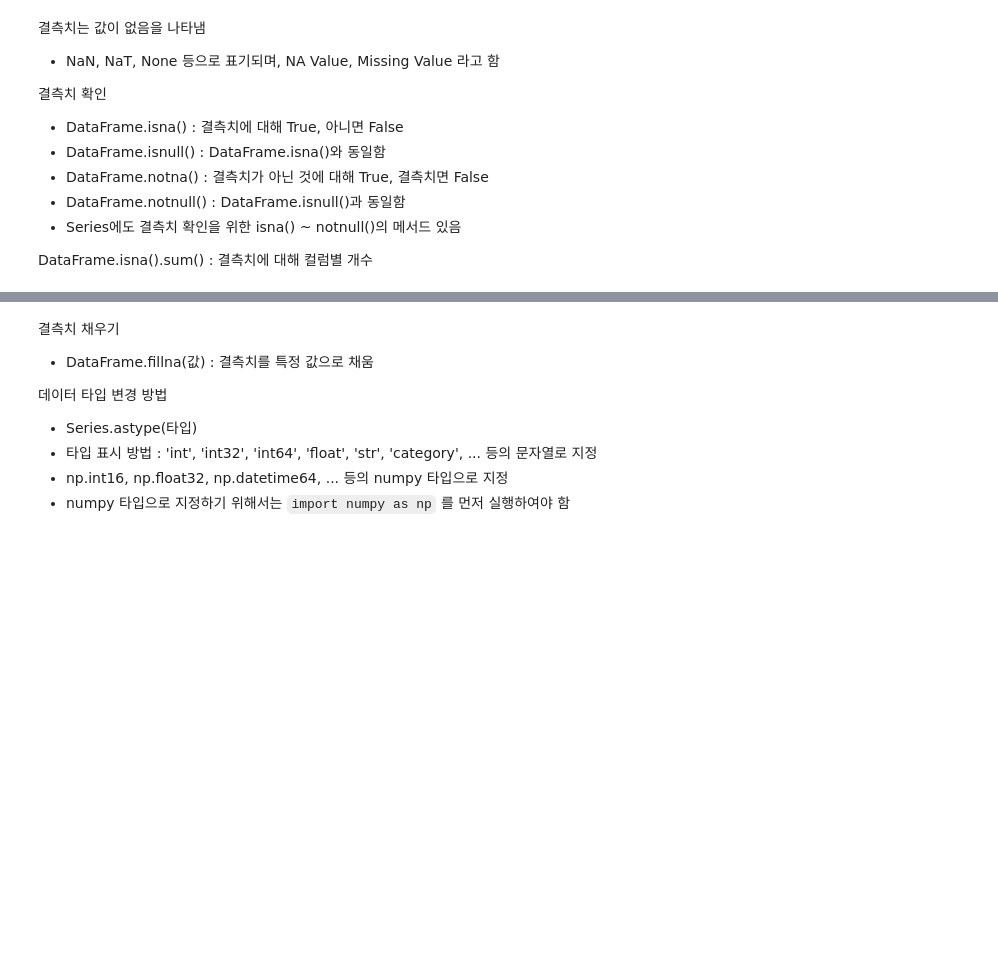
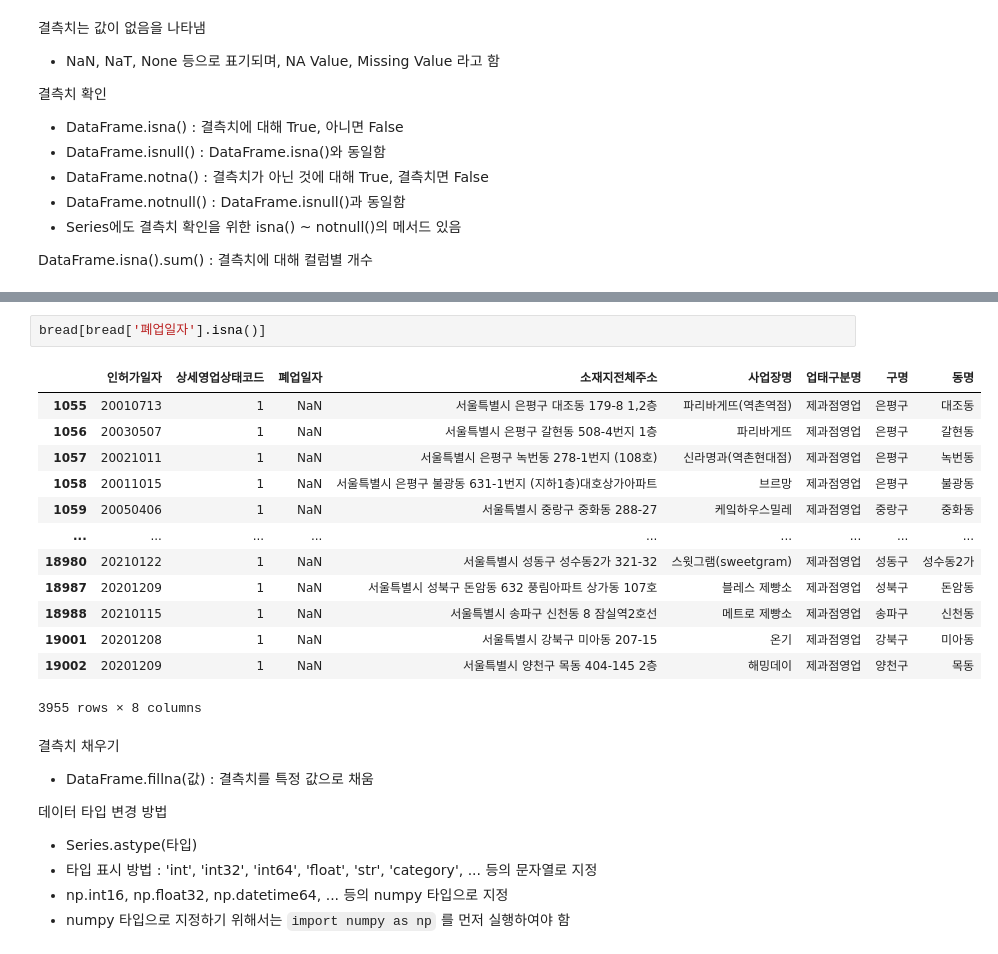
Before and after one commit to localtic/bigdata, a Jupyter notebook: [pandas_04]_제과점_서울_어디에_오픈할까_LAB.ipynb, the cells around one changed output, grey strips where cells are left out. Saved outputs shown, nothing was run; the diff lists cells and outputs as text; blank space fills up the shorter version.

```diff
--- a/[pandas_04]_제과점_서울_어디에_오픈할까_LAB.ipynb
+++ b/[pandas_04]_제과점_서울_어디에_오픈할까_LAB.ipynb
@@ -305,3 +317,19 @@ DataFrame.isna().sum() : 결측치에 대해 컬럼별 개수
+# %%
+bread[bread['폐업일자'].isna()]
+# %% [output]
+|  | 인허가일자 | 상세영업상태코드 | 폐업일자 | 소재지전체주소 | 사업장명 | 업태구분명 | 구명 | 동명 |
+| 1055 | 20010713 | 1 | NaN | 서울특별시 은평구 대조동 179-8 1,2층 | 파리바게뜨(역촌역점) | 제과점영업 | 은평구 | 대조동 |
+| 1056 | 20030507 | 1 | NaN | 서울특별시 은평구 갈현동 508-4번지 1층 | 파리바게뜨 | 제과점영업 | 은평구 | 갈현동 |
+| 1057 | 20021011 | 1 | NaN | 서울특별시 은평구 녹번동 278-1번지 (108호) | 신라명과(역촌현대점) | 제과점영업 | 은평구 | 녹번동 |
+| 1058 | 20011015 | 1 | NaN | 서울특별시 은평구 불광동 631-1번지 (지하1층)대호상가아파트 | 브르망 | 제과점영업 | 은평구 | 불광동 |
+| 1059 | 20050406 | 1 | NaN | 서울특별시 중랑구 중화동 288-27 | 케잌하우스밀레 | 제과점영업 | 중랑구 | 중화동 |
+| ... | ... | ... | ... | ... | ... | ... | ... | ... |
+| 18980 | 20210122 | 1 | NaN | 서울특별시 성동구 성수동2가 321-32 | 스윗그램(sweetgram) | 제과점영업 | 성동구 | 성수동2가 |
+| 18987 | 20201209 | 1 | NaN | 서울특별시 성북구 돈암동 632 풍림아파트 상가동 107호 | 블레스 제빵소 | 제과점영업 | 성북구 | 돈암동 |
+| 18988 | 20210115 | 1 | NaN | 서울특별시 송파구 신천동 8 잠실역2호선 | 메트로 제빵소 | 제과점영업 | 송파구 | 신천동 |
+| 19001 | 20201208 | 1 | NaN | 서울특별시 강북구 미아동 207-15 | 온기 | 제과점영업 | 강북구 | 미아동 |
+| 19002 | 20201209 | 1 | NaN | 서울특별시 양천구 목동 404-145 2층 | 해밍데이 | 제과점영업 | 양천구 | 목동 |
+3955 rows × 8 columns
 # %% [markdown]
 결측치 채우기
 - DataFrame.fillna(값) : 결측치를 특정 값으로 채움
```
Also changed, not shown: parts of 45 cells of this notebook.
